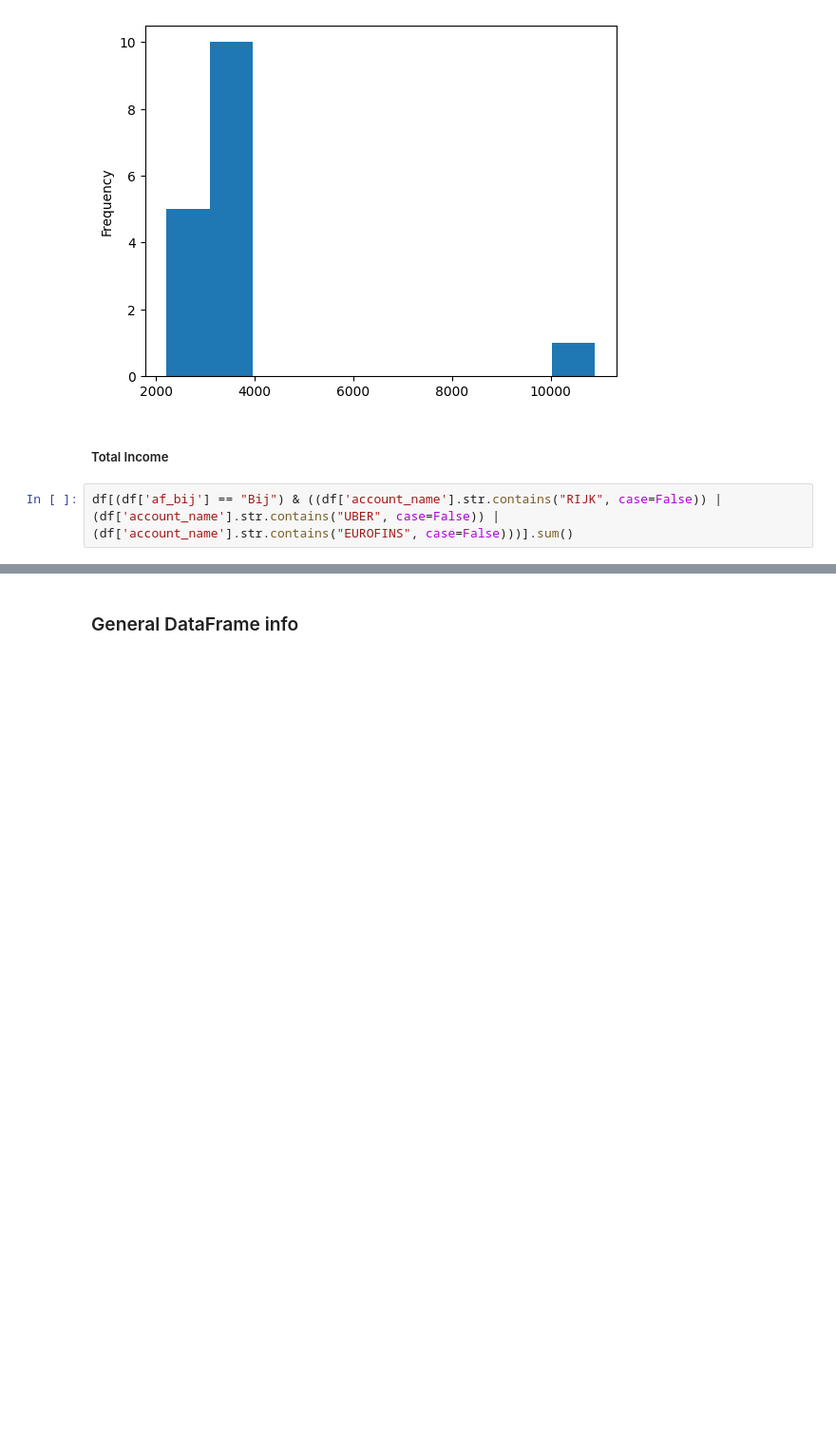
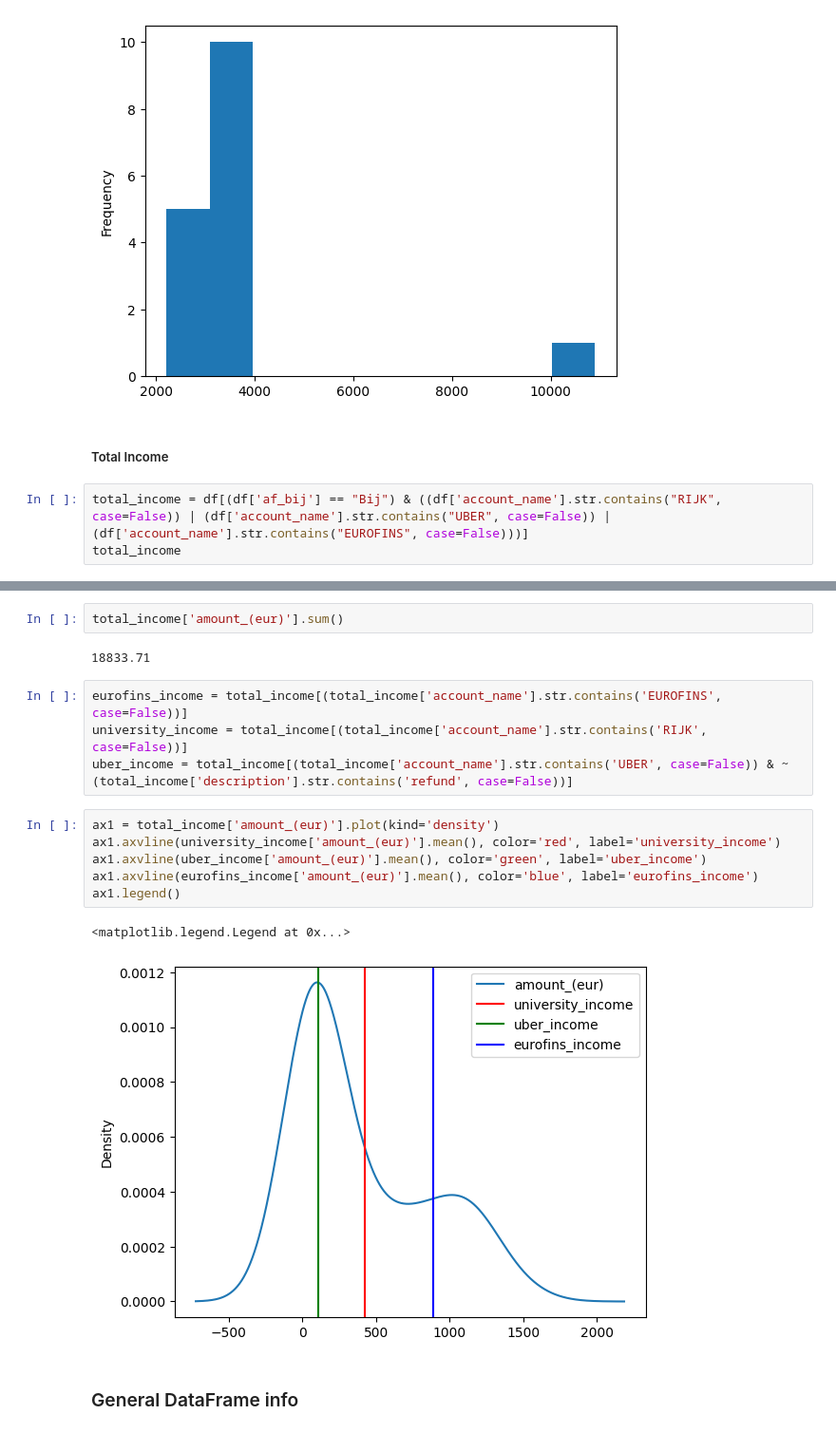
Before and after one commit to dizzydwarfus/Personal_Projects, a Jupyter notebook: personal_finance/expenses.ipynb, the cells around one changed output, grey strips where cells are left out. Shown at 95% size. Cells and saved outputs as stored; diff of their text form; blank space fills up the shorter version.

```diff
--- a/personal_finance/expenses.ipynb
+++ b/personal_finance/expenses.ipynb
@@ -93,5 +93,6 @@ df_tuition['amount_(eur)'].plot(kind='hist')
 # %% [markdown]
 ##### Total Income
 # %%
-df[(df['af_bij'] == "Bij") & ((df['account_name'].str.contains("RIJK", case=False)) | (df['account_name'].str.contains("UBER", case=False)) | (df['account_name'].str.contains("EUROFINS", case=False)))].sum()
+total_income = df[(df['af_bij'] == "Bij") & ((df['account_name'].str.contains("RIJK", case=False)) | (df['account_name'].str.contains("UBER", case=False)) | (df['account_name'].str.contains("EUROFINS", case=False)))]
+total_income
 # %% [output]
@@ -107,3 +116,20 @@ dtype: object
+# %%
+total_income['amount_(eur)'].sum()
+# %% [output]
+18833.71
+# %%
+eurofins_income = total_income[(total_income['account_name'].str.contains('EUROFINS', case=False))]
+university_income = total_income[(total_income['account_name'].str.contains('RIJK', case=False))]
+uber_income = total_income[(total_income['account_name'].str.contains('UBER', case=False)) & ~(total_income['description'].str.contains('refund', case=False))]
+# %%
+ax1 = total_income['amount_(eur)'].plot(kind='density')
+ax1.axvline(university_income['amount_(eur)'].mean(), color='red', label='university_income')
+ax1.axvline(uber_income['amount_(eur)'].mean(), color='green', label='uber_income')
+ax1.axvline(eurofins_income['amount_(eur)'].mean(), color='blue', label='eurofins_income')
+ax1.legend()
+# %% [output]
+<matplotlib.legend.Legend at 0x...>
+[figure, added]
 # %% [markdown]
 ### General DataFrame info
 # %%
```
Also changed, not shown: parts of 2 cells of this notebook, 9 other files.
